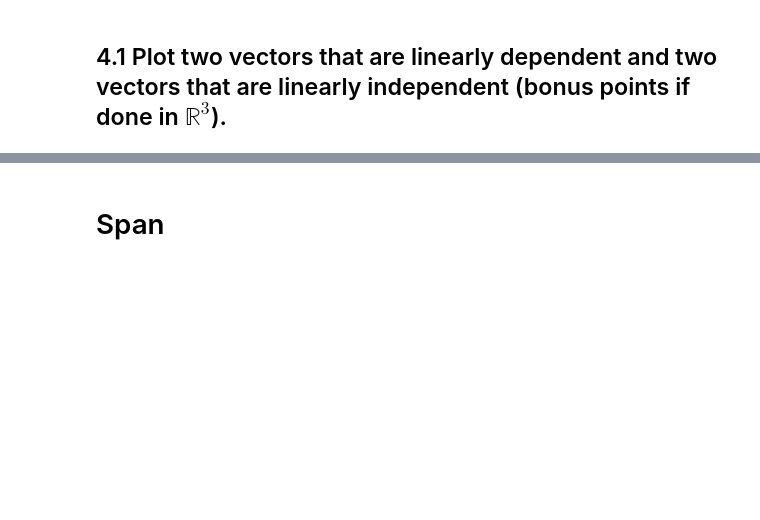
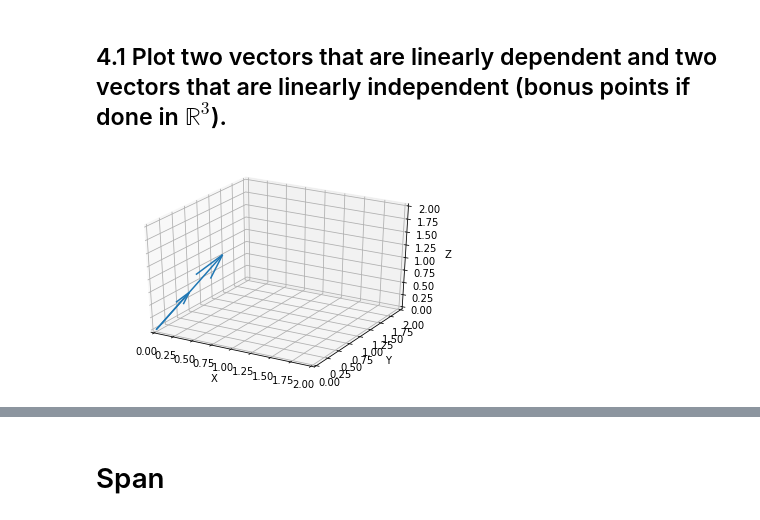
Before and after one commit to bloominstituteoftechnology/DS-Unit-1-Sprint-4-Linear-Algebra, a Jupyter notebook: Intermediate_Linear_Algebra_Assignment.ipynb, the cells around one changed output, grey strips where cells are left out. Drawn from its saved outputs; the diff is of its cells as text; code cells hidden in the pictures; blank space fills up the shorter version.

```diff
--- a/Intermediate_Linear_Algebra_Assignment.ipynb
+++ b/Intermediate_Linear_Algebra_Assignment.ipynb
@@ -398,3 +470,23 @@ f = \begin{bmatrix} 4 & 12 & 11 & 9 & 2 \end{bmatrix}
 # Linear Independence / Dependence
 # %% [markdown]
 ## 4.1 Plot two vectors that are linearly dependent and two vectors that are linearly independent (bonus points if done in $\mathbb{R}^3$).
+# %%
+#Linearliy dependent
+from mpl_toolkits.mplot3d import Axes3D
+three_d = np.array([[0, 0, 0, .2, .4, .6]])
+three = np.array([[0, 0, 0, .4, .8, 1.2]])
+
+#X, Y, Z, U, V, W = zip(*three_d)
+fig = plt.figure()
+ax = fig.add_subplot(111, projection='3d')
+ax.quiver(0, 0, 0, .2, .4, .6, length=1)
+ax.quiver(0, 0, 0, .4, .8, 1.2, length=1)
+ax.set_xlim([0, 2])
+ax.set_ylim([0, 2])
+ax.set_zlim([0, 2])
+ax.set_xlabel('X')
+ax.set_ylabel('Y')
+ax.set_zlabel('Z')
+plt.show()
+# %% [output]
+[figure, added]
```
Also changed, not shown: parts of 24 cells of this notebook.
